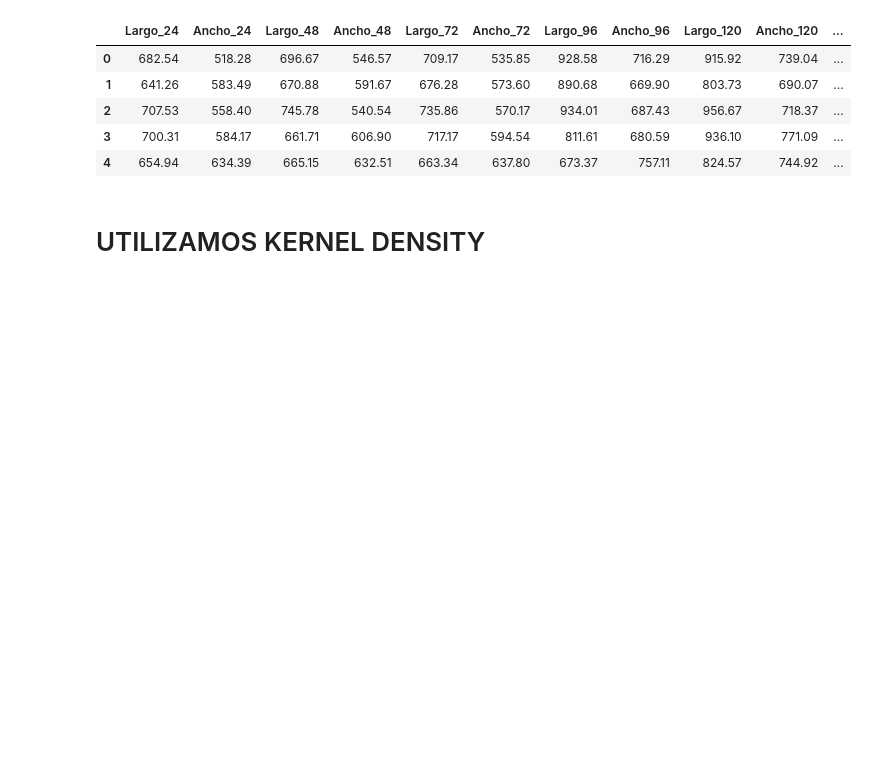
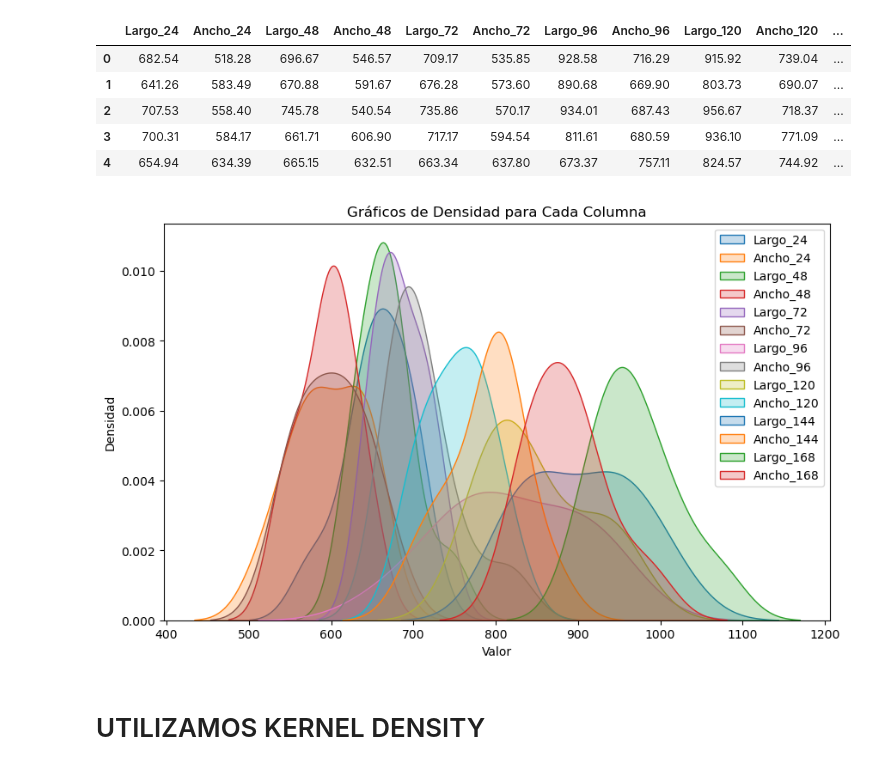
Before and after one commit to AdairPonceuwu/SferoidAnalisis, a Jupyter notebook: Crecimeinto_Esteroides.ipynb, the cells around one changed output. Saved outputs shown, nothing was run; the diff lists cells and outputs as text; code cells hidden in the pictures; blank space fills up the shorter version.

```diff
--- a/Crecimeinto_Esteroides.ipynb
+++ b/Crecimeinto_Esteroides.ipynb
@@ -24,6 +30,20 @@ X.head()
 | 2 | 707.53 | 558.40 | 745.78 | 540.54 | 735.86 | 570.17 | 934.01 | 687.43 | 956.67 | 718.37 | ... |
 | 3 | 700.31 | 584.17 | 661.71 | 606.90 | 717.17 | 594.54 | 811.61 | 680.59 | 936.10 | 771.09 | ... |
 | 4 | 654.94 | 634.39 | 665.15 | 632.51 | 663.34 | 637.80 | 673.37 | 757.11 | 824.57 | 744.92 | ... |
+# %%
+# Crear gráficos de densidad para cada columna
+plt.figure(figsize=(10, 6))
+
+for column in X.columns:
+    sns.kdeplot(X[column], fill=True, label=column, bw_adjust=1)
+
+plt.title('Gráficos de Densidad para Cada Columna')
+plt.xlabel('Valor')
+plt.ylabel('Densidad')
+plt.legend()
+plt.show()
+# %% [output]
+[figure, added]
 # %% [markdown]
 # UTILIZAMOS KERNEL DENSITY
 # %% [markdown]
```
Also changed, not shown: parts of 9 cells of this notebook.
